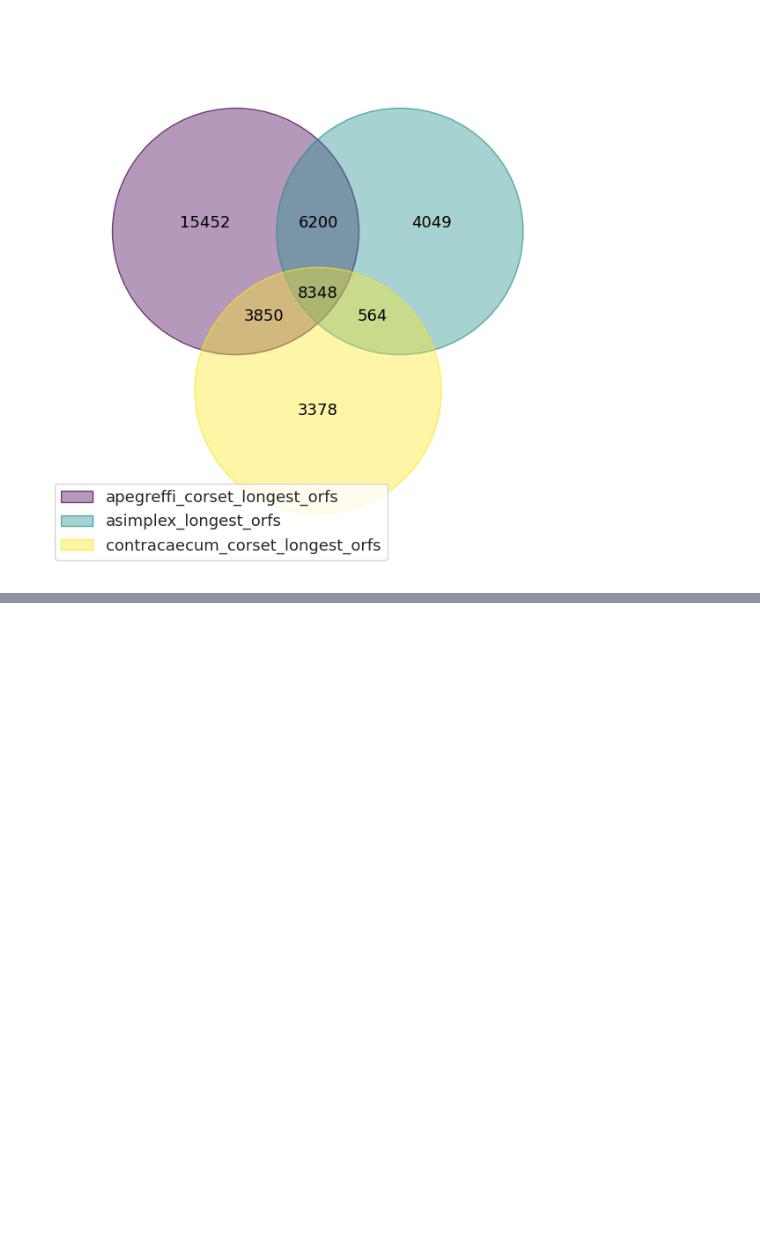
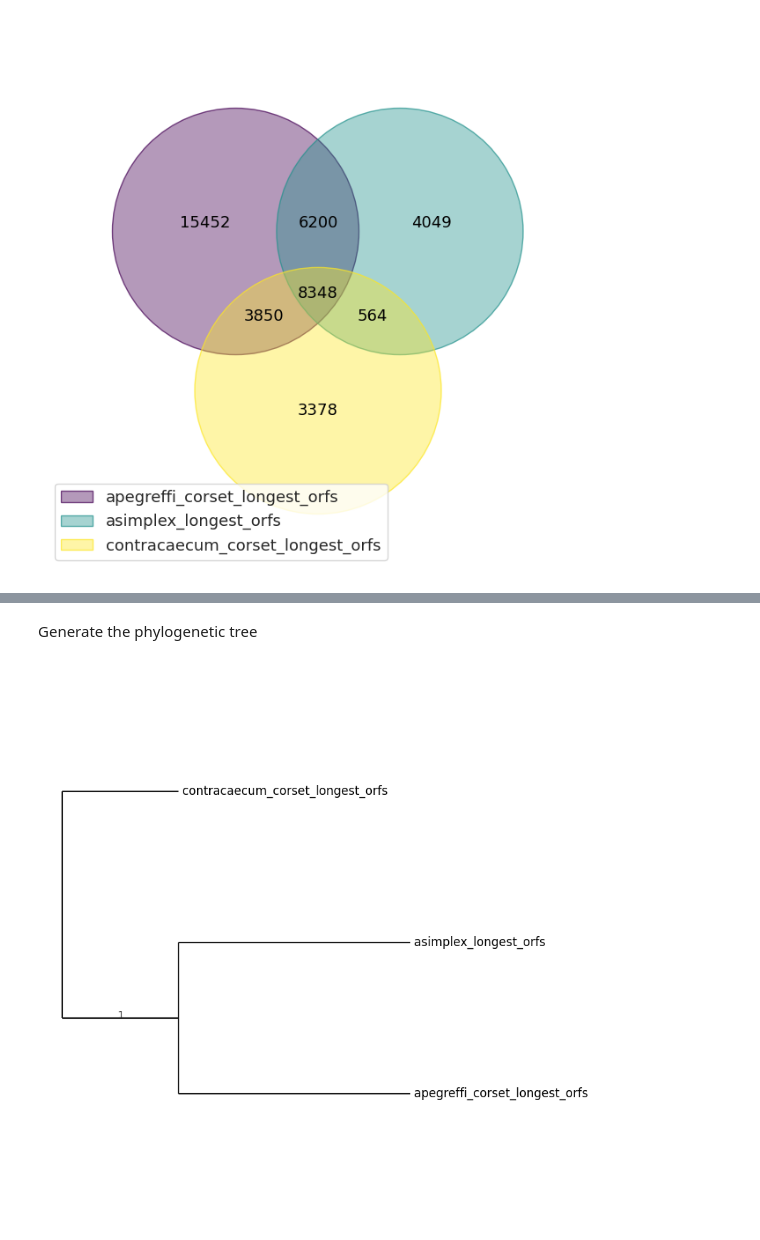
Before and after one commit to lorenzo-arcioni/BioSwiftAnalytics, a Jupyter notebook: Orthofinder-results-plot.ipynb, the cells around one changed output, grey strips where cells are left out. Drawn from its saved outputs; the diff is of its cells as text; code cells hidden in the pictures; blank space fills up the shorter version.

```diff
--- a/Orthofinder-results-plot.ipynb
+++ b/Orthofinder-results-plot.ipynb
@@ -15,6 +15,7 @@ orthofinder_dir_path    = '../Orthofinder-results-plot/apegreffi_corset_contraca
 orthogroups_dir_path    = orthofinder_dir_path + '/Orthogroups'
 orthologues_dir_path    = orthofinder_dir_path + '/Orthologues'
 genomics_stats_dir_path = orthofinder_dir_path + '/Comparative_Genomics_Statistics'
+species_tree_dir_path   = orthofinder_dir_path + '/Species_Tree'
 
 # Getting the file names
 stats_per_species       = genomics_stats_dir_path + '/Statistics_PerSpecies.tsv'
@@ -23,6 +24,8 @@ orthologues_many_many   = genomics_stats_dir_path + '/OrthologuesStats_many-to-m
 orthologues_many_one    = genomics_stats_dir_path + '/OrthologuesStats_many-to-one.tsv'
 orthologues_one_many    = genomics_stats_dir_path + '/OrthologuesStats_one-to-many.tsv'
 orthologues_one_one     = genomics_stats_dir_path + '/OrthologuesStats_one-to-one.tsv'
+species_tree_file       = species_tree_dir_path + '/SpeciesTree_rooted.txt'
+stats_overall_file      = genomics_stats_dir_path + '/Statistics_Overall.tsv'
 
 # Getting the organism names
 organisms = ! head -n 1 $stats_per_species
@@ -120,0 +123,19 @@ list(range(3, -1, -1))
+# %% [markdown]
+Generate the phylogenetic tree
+# %%
+from Bio import Phylo
+
+tree = pl.read(species_tree_file, "newick")
+
+# Imposta i parametri per la visualizzazione dell'albero
+fig, ax = plt.subplots(figsize=(8, 8))  # Imposta la dimensione della figura
+Phylo.draw(tree, axes=ax, do_show=False)  # Passa l'asse e imposta do_show su False
+
+# Rimuovi gli assi e i margini
+ax.axis('off')
+plt.tight_layout()
+
+# Mostra solo l'albero
+plt.show()
+# %% [output]
+[figure, added]
```
Also changed, not shown: parts of 7 cells of this notebook, 1 other file.
